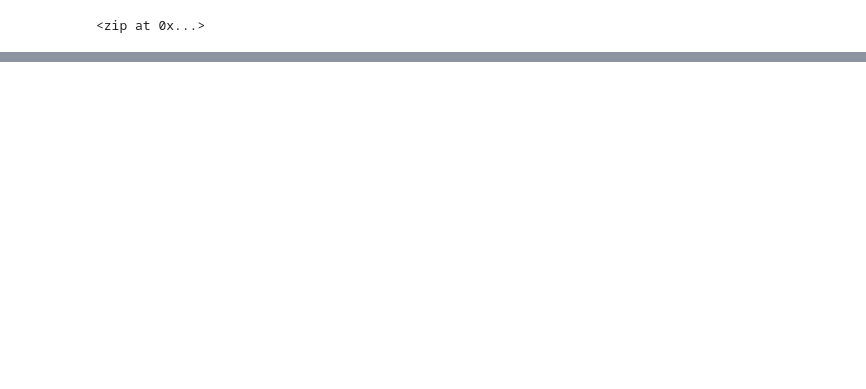
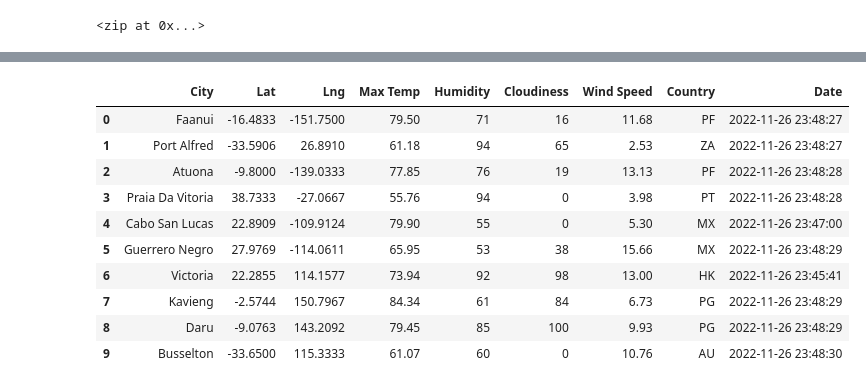
Before and after one commit to kylebrumbaugh9/World_Weather_Analysis, a Jupyter notebook: WeatherPy.ipynb, the cells around one changed output, grey strips where cells are left out. Cells and saved outputs as stored; diff of their text form; code cells hidden in the pictures; blank space fills up the shorter version.

Commit message:
Updated weatherPy and gitignore file. And adding weather_data folder

```diff
--- a/WeatherPy.ipynb
+++ b/WeatherPy.ipynb
@@ -30,0 +38,4 @@ len(cities)
+# %%
+#Build the basic URL for the OpenWeatherMap with your weather_api_key added to the URL
+
+url = "http://api.openweathermap.org/data/2.5/weather?units=Imperial&APPID=" + weather_api_key
@@ -30,0 +126,16 @@ len(cities)
+# %%
+# Convert the array of dictionaries to a Pandas DataFrame.
+city_data_df = pd.DataFrame(city_data)
+city_data_df.head(10)
+# %% [output]
+|  | City | Lat | Lng | Max Temp | Humidity | Cloudiness | Wind Speed | Country | Date |
+| 0 | Faanui | -16.4833 | -151.7500 | 79.50 | 71 | 16 | 11.68 | PF | 2022-11-26 23:48:27 |
+| 1 | Port Alfred | -33.5906 | 26.8910 | 61.18 | 94 | 65 | 2.53 | ZA | 2022-11-26 23:48:27 |
+| 2 | Atuona | -9.8000 | -139.0333 | 77.85 | 76 | 19 | 13.13 | PF | 2022-11-26 23:48:28 |
+| 3 | Praia Da Vitoria | 38.7333 | -27.0667 | 55.76 | 94 | 0 | 3.98 | PT | 2022-11-26 23:48:28 |
+| 4 | Cabo San Lucas | 22.8909 | -109.9124 | 79.90 | 55 | 0 | 5.30 | MX | 2022-11-26 23:47:00 |
+| 5 | Guerrero Negro | 27.9769 | -114.0611 | 65.95 | 53 | 38 | 15.66 | MX | 2022-11-26 23:48:29 |
+| 6 | Victoria | 22.2855 | 114.1577 | 73.94 | 92 | 98 | 13.00 | HK | 2022-11-26 23:45:41 |
+| 7 | Kavieng | -2.5744 | 150.7967 | 84.34 | 61 | 84 | 6.73 | PG | 2022-11-26 23:48:29 |
+| 8 | Daru | -9.0763 | 143.2092 | 79.45 | 85 | 100 | 9.93 | PG | 2022-11-26 23:48:29 |
+| 9 | Busselton | -33.6500 | 115.3333 | 61.07 | 60 | 0 | 10.76 | AU | 2022-11-26 23:48:30 |
```
Also changed, not shown: parts of 6 cells of this notebook, 3 other files.
